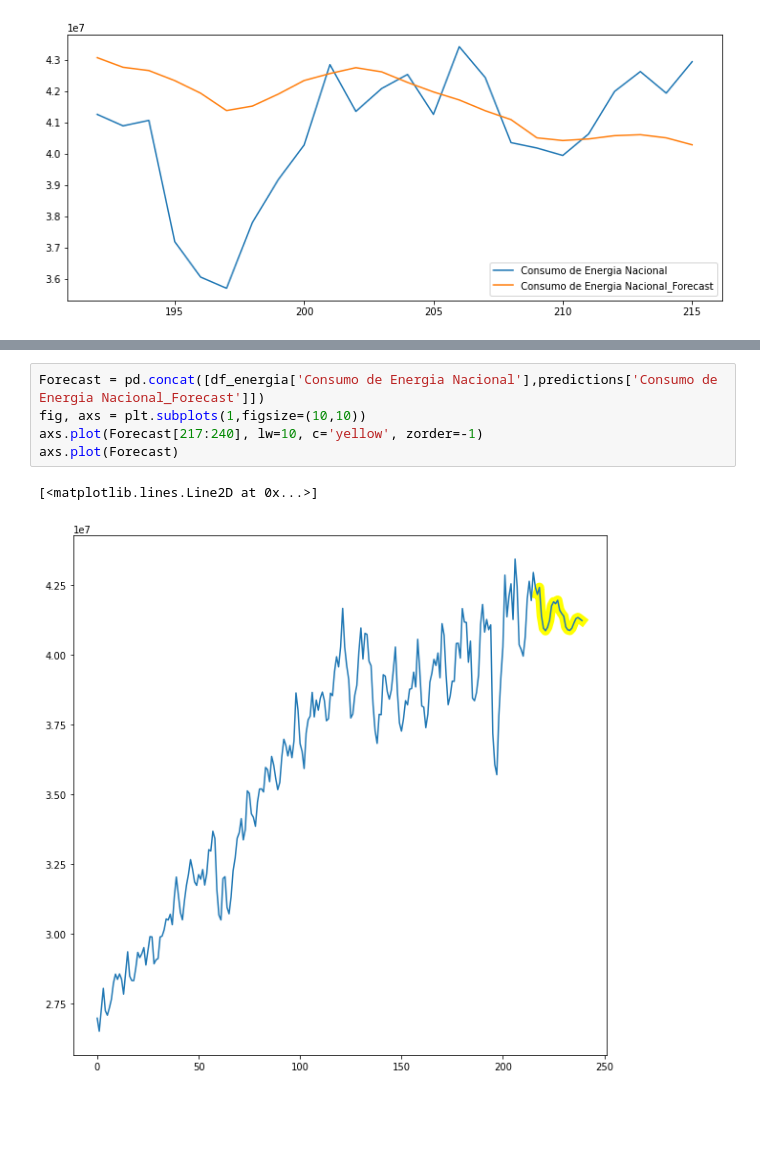
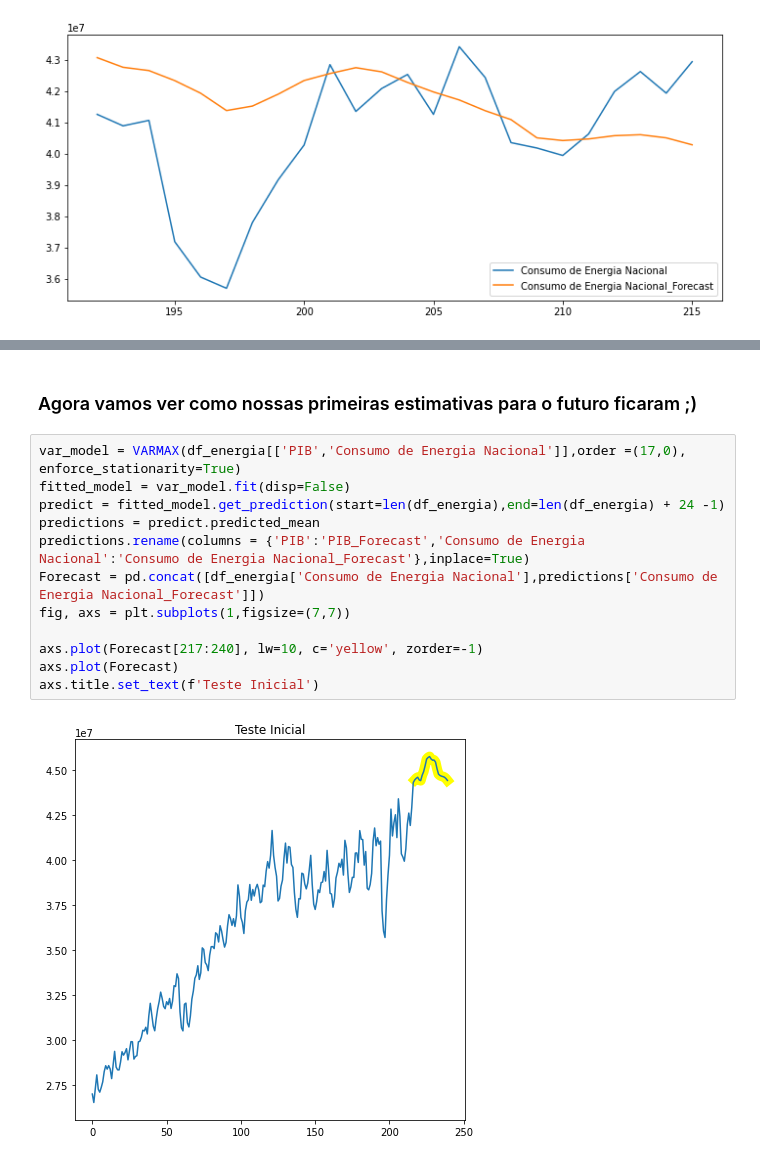
Before and after one commit to Ysgramor500/DataScienceInsper, a Jupyter notebook: Time_Series_VAR-Insper.ipynb, the cells around one changed output, grey strips where cells are left out. Saved outputs shown, nothing was run; the diff lists cells and outputs as text; blank space fills up the shorter version.

```diff
--- a/Time_Series_VAR-Insper.ipynb
+++ b/Time_Series_VAR-Insper.ipynb
@@ -358,8 +255,16 @@ pd.DataFrame(pd.concat([df_energia['Consumo de Energia Nacional'],predictions['C
-# %%
-Forecast = pd.concat([df_energia['Consumo de Energia Nacional'],predictions['Consumo de Energia Nacional_Forecast']])
-fig, axs = plt.subplots(1,figsize=(10,10))
-axs.plot(Forecast[217:240], lw=10, c='yellow', zorder=-1)
-axs.plot(Forecast)
-# %% [output]
-[<matplotlib.lines.Line2D at 0x...>]
-[figure, removed]
+# %% [markdown]
+### Agora vamos ver como nossas primeiras estimativas para o futuro ficaram ;)
+# %%
+var_model = VARMAX(df_energia[['PIB','Consumo de Energia Nacional']],order =(17,0), enforce_stationarity=True)
+fitted_model = var_model.fit(disp=False)
+predict = fitted_model.get_prediction(start=len(df_energia),end=len(df_energia) + 24 -1)
+predictions = predict.predicted_mean
+predictions.rename(columns = {'PIB':'PIB_Forecast','Consumo de Energia Nacional':'Consumo de Energia Nacional_Forecast'},inplace=True)
+Forecast = pd.concat([df_energia['Consumo de Energia Nacional'],predictions['Consumo de Energia Nacional_Forecast']])
+fig, axs = plt.subplots(1,figsize=(7,7))
+
+axs.plot(Forecast[217:240], lw=10, c='yellow', zorder=-1)
+axs.plot(Forecast)
+axs.title.set_text(f'Teste Inicial')
+# %% [output]
+[figure, added]
```
Also changed, not shown: parts of 62 cells of this notebook.
